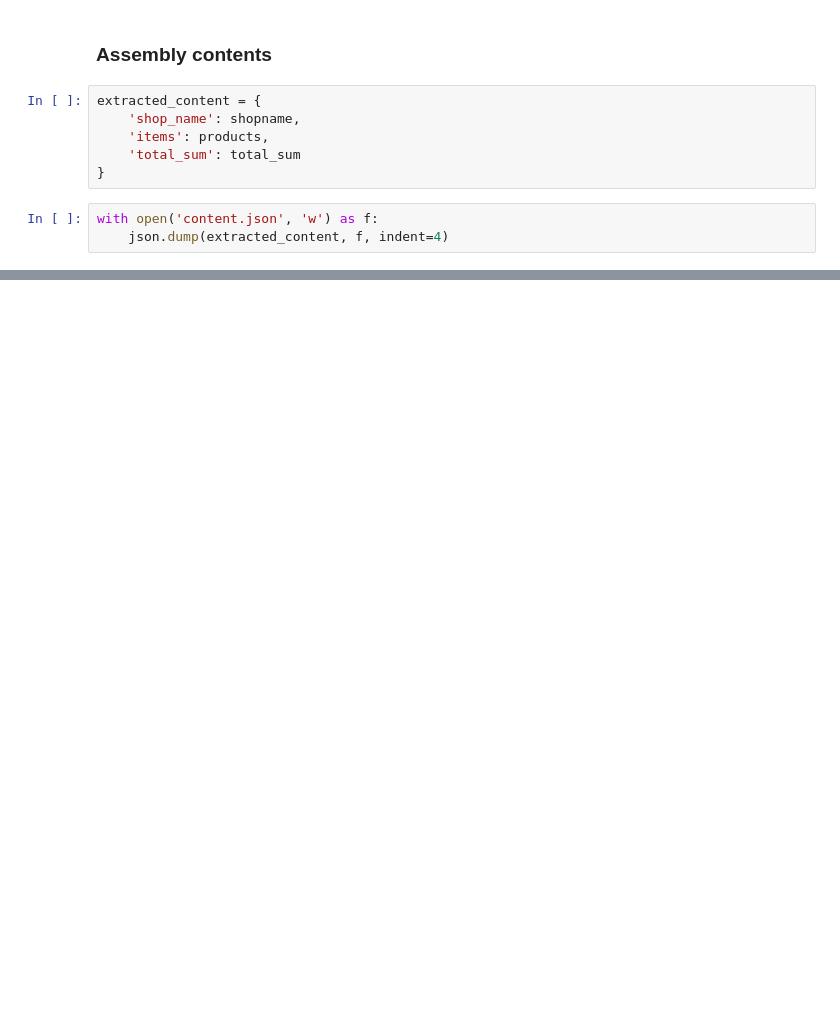
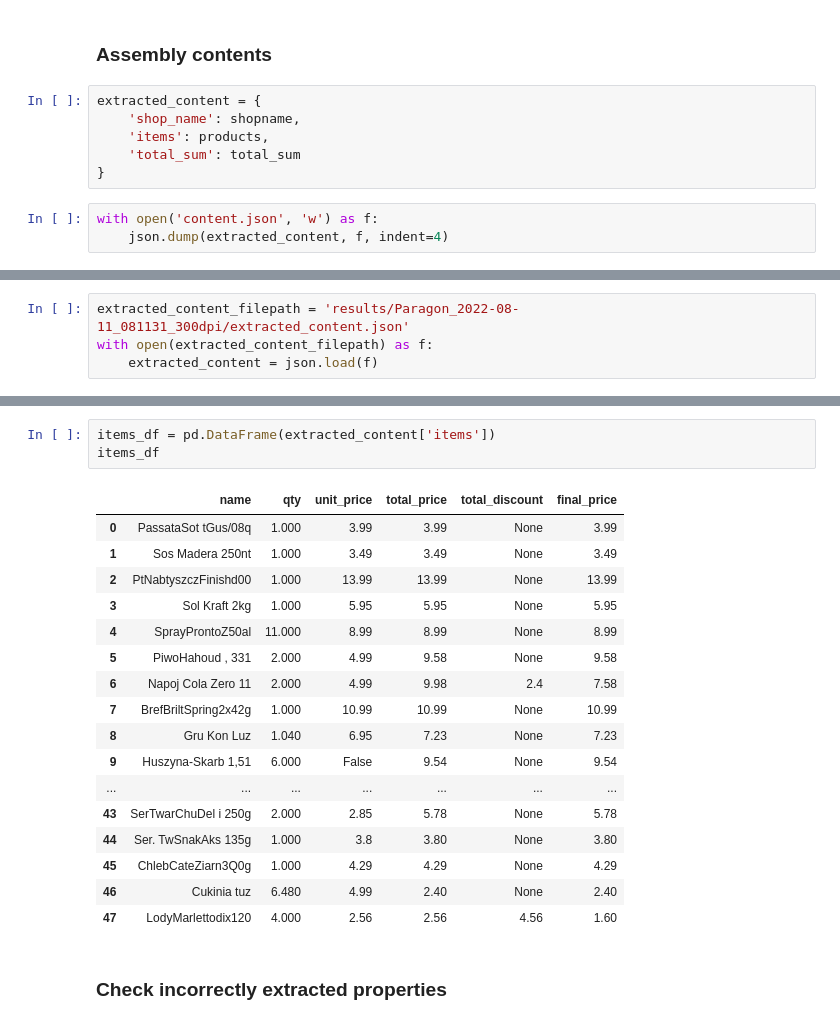
Before and after one commit to MichSobo/OCR-Receipts, a Jupyter notebook: notebooks/process_content.ipynb, the cells around one changed output, grey strips where cells are left out. Drawn from its saved outputs; the diff is of its cells as text; blank space fills up the shorter version.

Commit message:
Update process_content notebook

```diff
--- a/notebooks/process_content.ipynb
+++ b/notebooks/process_content.ipynb
@@ -345,0 +205,4 @@ If option not enabled, fill wrong content with Na
+# %%
+extracted_content_filepath = 'results/Paragon_2022-08-11_081131_300dpi/extracted_content.json'
+with open(extracted_content_filepath) as f:
+    extracted_content = json.load(f)
@@ -345,0 +229,23 @@ If option not enabled, fill wrong content with Na
+# %%
+items_df = pd.DataFrame(extracted_content['items'])
+items_df
+# %% [output]
+|  | name | qty | unit_price | total_price | total_discount | final_price |
+| 0 | PassataSot tGus/08q | 1.000 | 3.99 | 3.99 | None | 3.99 |
+| 1 | Sos Madera 250nt | 1.000 | 3.49 | 3.49 | None | 3.49 |
+| 2 | PtNabtyszczFinishd00 | 1.000 | 13.99 | 13.99 | None | 13.99 |
+| 3 | Sol Kraft 2kg | 1.000 | 5.95 | 5.95 | None | 5.95 |
+| 4 | SprayProntoZ50al | 11.000 | 8.99 | 8.99 | None | 8.99 |
+| 5 | PiwoHahoud , 331 | 2.000 | 4.99 | 9.58 | None | 9.58 |
+| 6 | Napoj Cola Zero 11 | 2.000 | 4.99 | 9.98 | 2.4 | 7.58 |
+| 7 | BrefBriltSpring2x42g | 1.000 | 10.99 | 10.99 | None | 10.99 |
+| 8 | Gru Kon Luz | 1.040 | 6.95 | 7.23 | None | 7.23 |
+| 9 | Huszyna-Skarb 1,51 | 6.000 | False | 9.54 | None | 9.54 |
+| ... | ... | ... | ... | ... | ... | ... |
+| 43 | SerTwarChuDel i 250g | 2.000 | 2.85 | 5.78 | None | 5.78 |
+| 44 | Ser. TwSnakAks 135g | 1.000 | 3.8 | 3.80 | None | 3.80 |
+| 45 | ChlebCateZiarn3Q0g | 1.000 | 4.29 | 4.29 | None | 4.29 |
+| 46 | Cukinia tuz | 6.480 | 4.99 | 2.40 | None | 2.40 |
+| 47 | LodyMarlettodix120 | 4.000 | 2.56 | 2.56 | 4.56 | 1.60 |
+# %% [markdown]
+### Check incorrectly extracted properties
```
Also changed, not shown: parts of 40 cells of this notebook, 2 other files.
